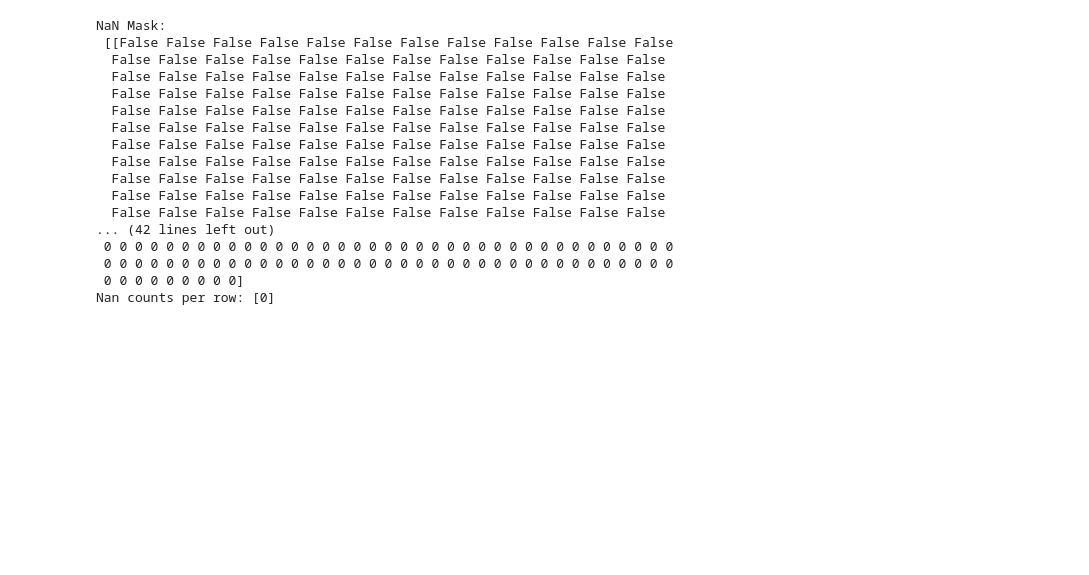
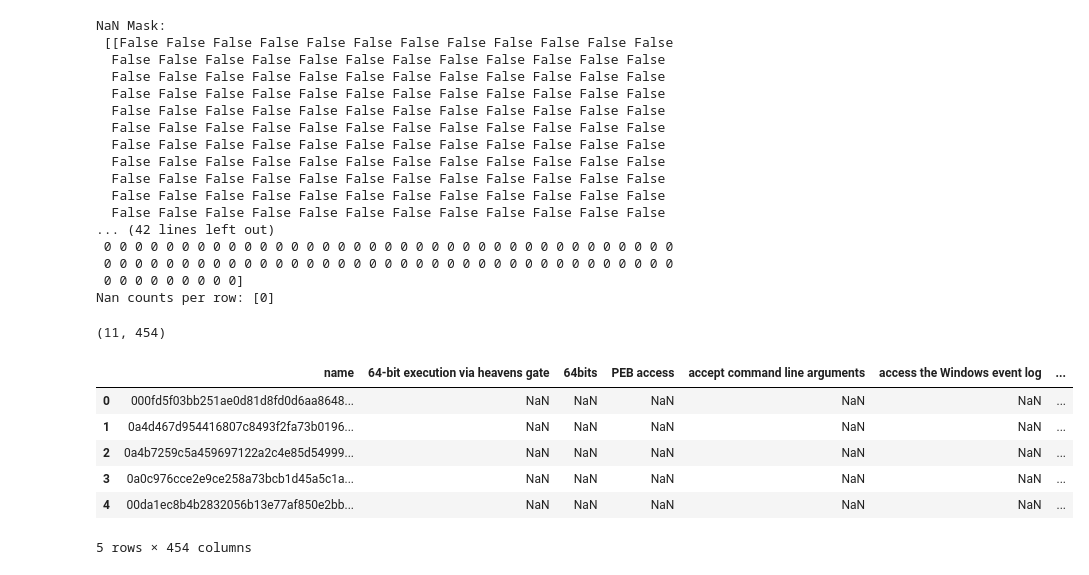
Before and after one commit to JCM-Sid/Challenge-sorbonne, a Jupyter notebook: Model_GAT_classification_v11.ipynb, the cells around one changed output. Saved outputs shown, nothing was run; the diff lists cells and outputs as text; code cells hidden in the pictures; blank space fills up the shorter version.

```diff
--- a/Model_GAT_classification_v11.ipynb
+++ b/Model_GAT_classification_v11.ipynb
@@ -1204 +1198,13 @@ Nan counts per row: [0]
+# %%
+print(df_test_init.shape)
+df_test_init.head()
+# %% [output]
+(11, 454)
+|  | name | 64-bit execution via heavens gate | 64bits | PEB access | accept command line arguments | access the Windows event log | ... |
+| 0 | 000fd5f03bb251ae0d81d8fd0d6aa8648... | NaN | NaN | NaN | NaN | NaN | ... |
+| 1 | 0a4d467d954416807c8493f2fa73b0196... | NaN | NaN | NaN | NaN | NaN | ... |
+| 2 | 0a4b7259c5a459697122a2c4e85d54999... | NaN | NaN | NaN | NaN | NaN | ... |
+| 3 | 0a0c976cce2e9ce258a73bcb1d45a5c1a... | NaN | NaN | NaN | NaN | NaN | ... |
+| 4 | 00da1ec8b4b2832056b13e77af850e2bb... | NaN | NaN | NaN | NaN | NaN | ... |
+5 rows × 454 columns
 # %%
```
Also changed, not shown: parts of 9 cells of this notebook, 1 other file.
